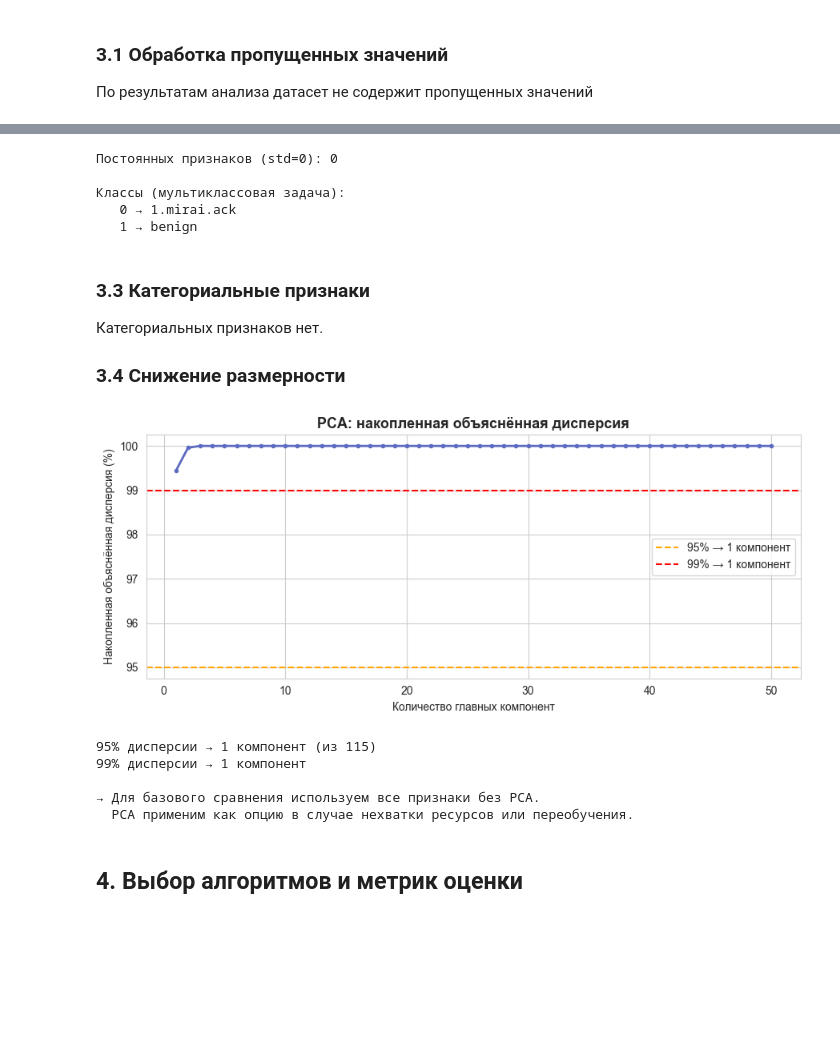
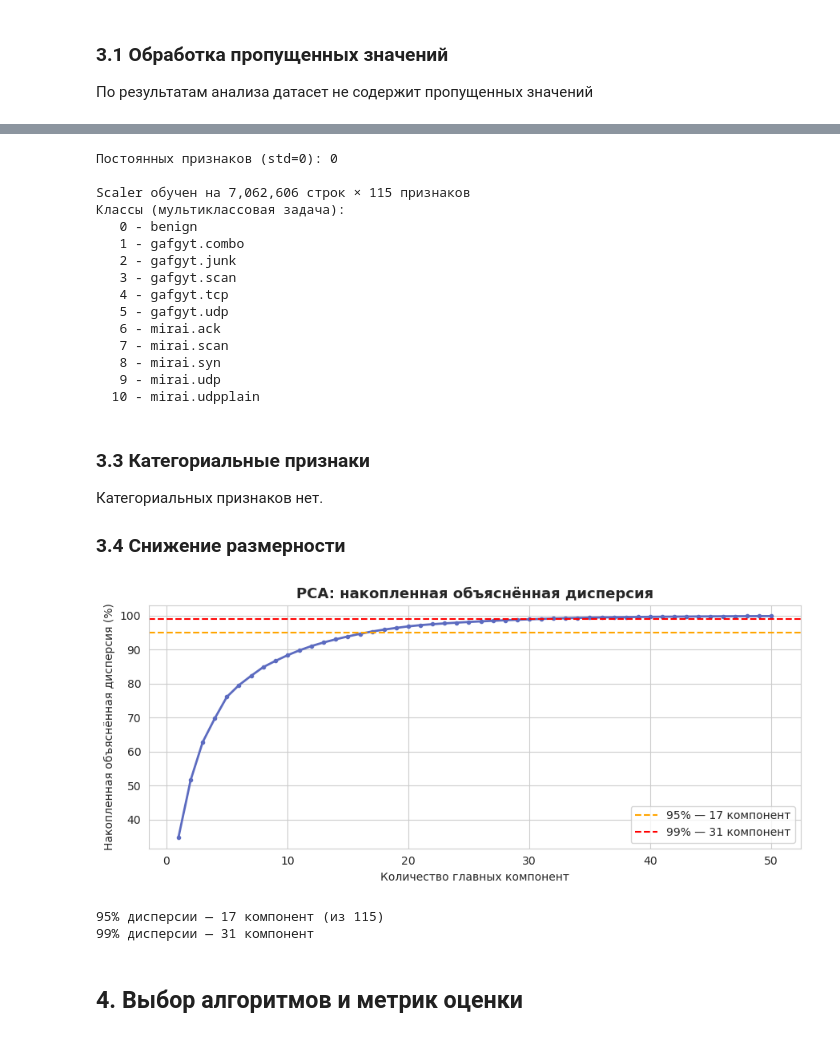
Before and after one commit to Vector513/BigData-LETI, a Jupyter notebook: botnet-attacks/dt_vs_xgb.ipynb, the cells around one changed output, grey strips where cells are left out. Cells and saved outputs as stored; diff of their text form; code cells hidden in the pictures; blank space fills up the shorter version.

Commit message:
fix: repair data loading, remove bugs

```diff
--- a/botnet-attacks/dt_vs_xgb.ipynb
+++ b/botnet-attacks/dt_vs_xgb.ipynb
@@ -317,35 +333,42 @@ print(f'Признаков с |r| > 0.3: {(corr_with_target > 0.3).sum()}')
 # %%
-from sklearn.impute import SimpleImputer
 from sklearn.preprocessing import RobustScaler, LabelEncoder
 
-X = df[feature_cols].copy()
-y_binary = df['binary_label'].copy()
-y_multi = df['label'].copy()
+feature_cols_clean = [c for c in feature_cols if df[c].std() > 0]
+removed = len(feature_cols) - len(feature_cols_clean)
+print(f'Постоянных признаков (std=0): {removed}')
+if removed > 0:
+    print(f'Удалено: {set(feature_cols) - set(feature_cols_clean)}')
+    feature_cols = feature_cols_clean
 
-# Удаляем постоянные признаки (std == 0)
-constant_cols = [c for c in feature_cols if X[c].std() == 0]
-print(f'Постоянных признаков (std=0): {len(constant_cols)}')
-if constant_cols:
-    X.drop(columns=constant_cols, inplace=True)
-    print('Удалены:', constant_cols[:10], '...' if len(constant_cols) > 10 else '')
+scaler = RobustScaler()
+scaler.fit(df[feature_cols])
 
-# Масштабирование
-scaler   = RobustScaler()
-X_scaled = pd.DataFrame(scaler.fit_transform(X_imputed), columns=X_imputed.columns)
+y_binary = df['binary_label'].values
+y_multi = df['label'].values
 
-# Кодирование мультиклассовой метки
-le          = LabelEncoder()
+le = LabelEncoder()
 y_multi_enc = le.fit_transform(y_multi)
 
-print('\nКлассы (мультиклассовая задача):')
+print(f'\nScaler обучен на {len(df):,} строк × {len(feature_cols)} признаков')
+print(f'Классы (мультиклассовая задача):')
 for i, cls in enumerate(le.classes_):
-    print(f'{i:2d} - {cls}')
+    print(f'  {i:2d} - {cls}')
 # %% [output]
 Постоянных признаков (std=0): 0
 
+Scaler обучен на 7,062,606 строк × 115 признаков
 Классы (мультиклассовая задача):
-   0 → 1.mirai.ack
-   1 → benign
+   0 - benign
+   1 - gafgyt.combo
+   2 - gafgyt.junk
+   3 - gafgyt.scan
+   4 - gafgyt.tcp
+   5 - gafgyt.udp
+   6 - mirai.ack
+   7 - mirai.scan
+   8 - mirai.syn
+   9 - mirai.udp
+  10 - mirai.udpplain
 # %% [markdown]
 ### 3.3 Категориальные признаки
 
@@ -354,35 +377,38 @@ for i, cls in enumerate(le.classes_):
 ### 3.4 Снижение размерности
 # %%
 from sklearn.decomposition import PCA
+from sklearn.preprocessing import StandardScaler
 
-# PCA для оценки информативности признаков
-pca_exp = PCA(n_components=min(50, X_scaled.shape[1]), random_state=SEED)
-pca_exp.fit(X_scaled)
+sample_pca = df.sample(min(100_000, len(df)), random_state=SEED)
+pca_scaler = StandardScaler()
+X_pca_sample = pca_scaler.fit_transform(sample_pca[feature_cols]).astype(np.float64)
+del sample_pca
+
+pca_exp = PCA(n_components=min(50, X_pca_sample.shape[1]), random_state=SEED)
+pca_exp.fit(X_pca_sample)
+del X_pca_sample; gc.collect()
 
 cumvar = np.cumsum(pca_exp.explained_variance_ratio_)
 n95 = np.argmax(cumvar >= 0.95) + 1
 n99 = np.argmax(cumvar >= 0.99) + 1
 
 fig, ax = plt.subplots(figsize=(9, 4))
 ax.plot(range(1, len(cumvar)+1), cumvar * 100, marker='.', color='#5C6BC0', linewidth=2)
-ax.axhline(95, color='orange', linestyle='--', label=f'95% - {n95} компонент')
-ax.axhline(99, color='red', linestyle='--', label=f'99% - {n99} компонент')
+ax.axhline(95, color='orange', linestyle='--', label=f'95% — {n95} компонент')
+ax.axhline(99, color='red', linestyle='--', label=f'99% — {n99} компонент')
 ax.set_xlabel('Количество главных компонент')
 ax.set_ylabel('Накопленная объяснённая дисперсия (%)')
 ax.set_title('PCA: накопленная объяснённая дисперсия', fontsize=13, fontweight='bold')
 ax.legend()
 plt.tight_layout()
 plt.show()
 
-print(f'95% дисперсии - {n95} компонент (из {X_scaled.shape[1]})')
-print(f'99% дисперсии - {n99} компонент')
+print(f'95% дисперсии — {n95} компонент (из {len(feature_cols)})')
+print(f'99% дисперсии — {n99} компонент')
 # %% [output]
-[figure, old version]
+[figure, new version]
-95% дисперсии → 1 компонент (из 115)
-99% дисперсии → 1 компонент
-
-→ Для базового сравнения используем все признаки без PCA.
-  PCA применим как опцию в случае нехватки ресурсов или переобучения.
+95% дисперсии — 17 компонент (из 115)
+99% дисперсии — 31 компонент
 # %% [markdown]
 ## 4. Выбор алгоритмов и метрик оценки
 # %% [markdown]
```
Also changed, not shown: parts of 13 cells of this notebook.
